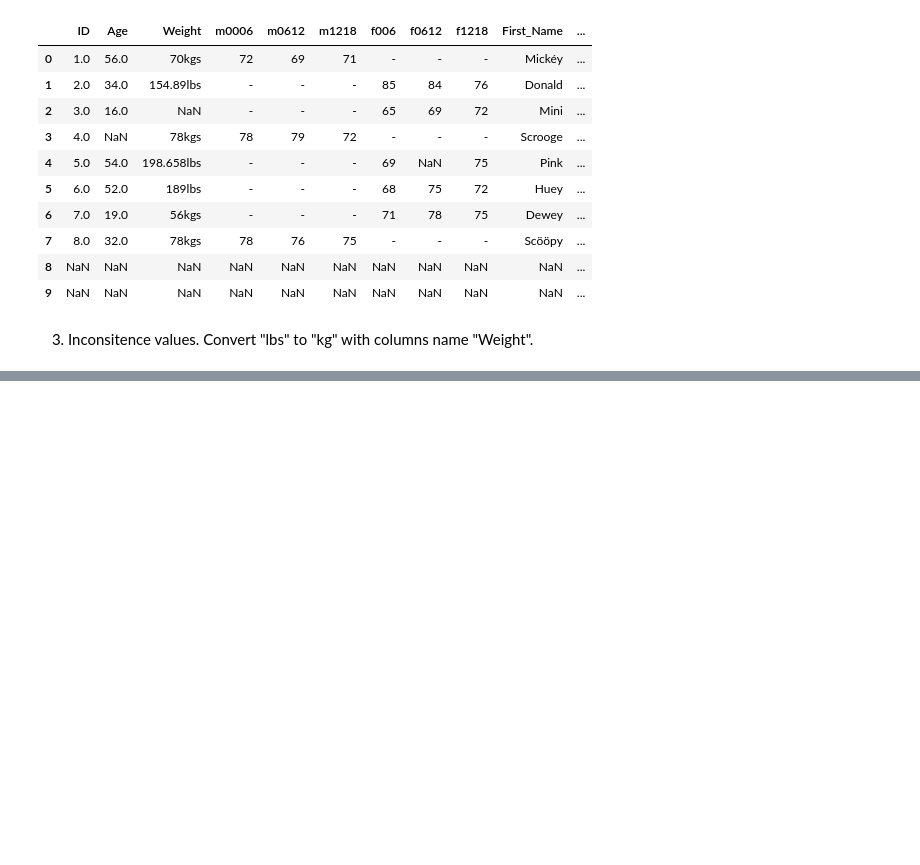
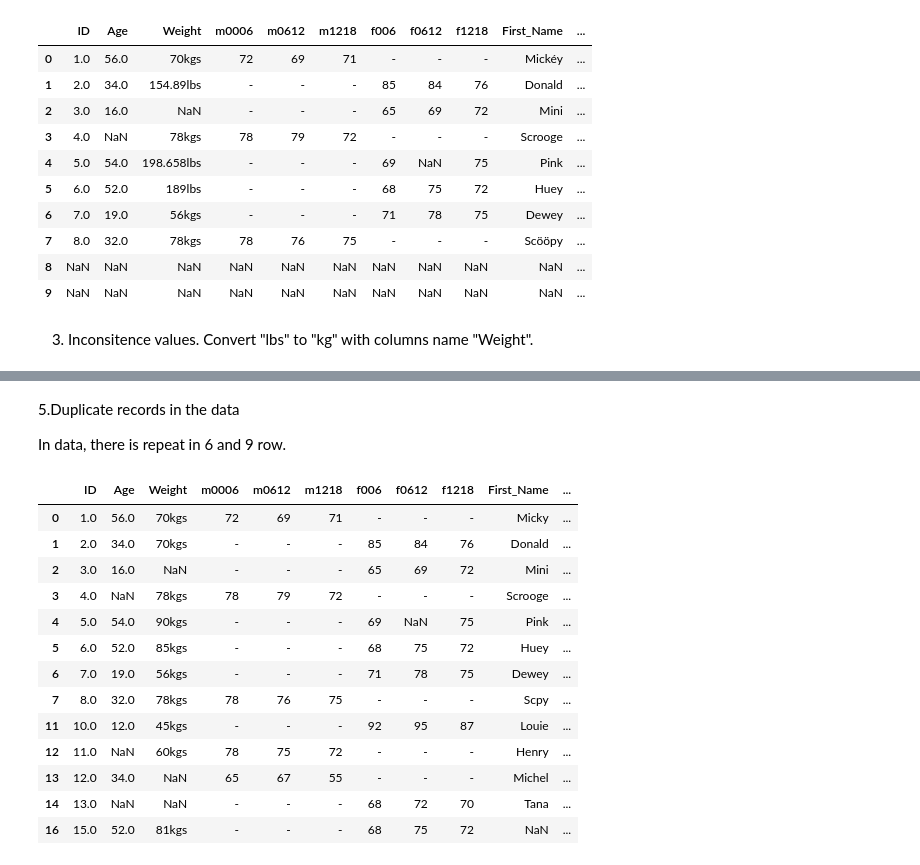
Before and after one commit to trinhvanypro1/-DataAnalystDeepLearning, a Jupyter notebook: Lab3.ipynb, the cells around one changed output, grey strips where cells are left out. Drawn from its saved outputs; the diff is of its cells as text; code cells hidden in the pictures; blank space fills up the shorter version.

```diff
--- a/Lab3.ipynb
+++ b/Lab3.ipynb
@@ -95,0 +124,22 @@ data.head(10)
+# %% [markdown]
+5.Duplicate records in the data
+
+In data, there is repeat in 6 and 9 row.
+# %%
+data=data.drop_duplicates(subset=['Age','Weight'])
+data
+# %% [output]
+|  | ID | Age | Weight | m0006 | m0612 | m1218 | f006 | f0612 | f1218 | First_Name | ... |
+| 0 | 1.0 | 56.0 | 70kgs | 72 | 69 | 71 | - | - | - | Micky | ... |
+| 1 | 2.0 | 34.0 | 70kgs | - | - | - | 85 | 84 | 76 | Donald | ... |
+| 2 | 3.0 | 16.0 | NaN | - | - | - | 65 | 69 | 72 | Mini | ... |
+| 3 | 4.0 | NaN | 78kgs | 78 | 79 | 72 | - | - | - | Scrooge | ... |
+| 4 | 5.0 | 54.0 | 90kgs | - | - | - | 69 | NaN | 75 | Pink | ... |
+| 5 | 6.0 | 52.0 | 85kgs | - | - | - | 68 | 75 | 72 | Huey | ... |
+| 6 | 7.0 | 19.0 | 56kgs | - | - | - | 71 | 78 | 75 | Dewey | ... |
+| 7 | 8.0 | 32.0 | 78kgs | 78 | 76 | 75 | - | - | - | Scpy | ... |
+| 11 | 10.0 | 12.0 | 45kgs | - | - | - | 92 | 95 | 87 | Louie | ... |
+| 12 | 11.0 | NaN | 60kgs | 78 | 75 | 72 | - | - | - | Henry | ... |
+| 13 | 12.0 | 34.0 | NaN | 65 | 67 | 55 | - | - | - | Michel | ... |
+| 14 | 13.0 | NaN | NaN | - | - | - | 68 | 72 | 70 | Tana | ... |
+| 16 | 15.0 | 52.0 | 81kgs | - | - | - | 68 | 75 | 72 | NaN | ... |
```
Also changed, not shown: parts of 7 cells of this notebook.
